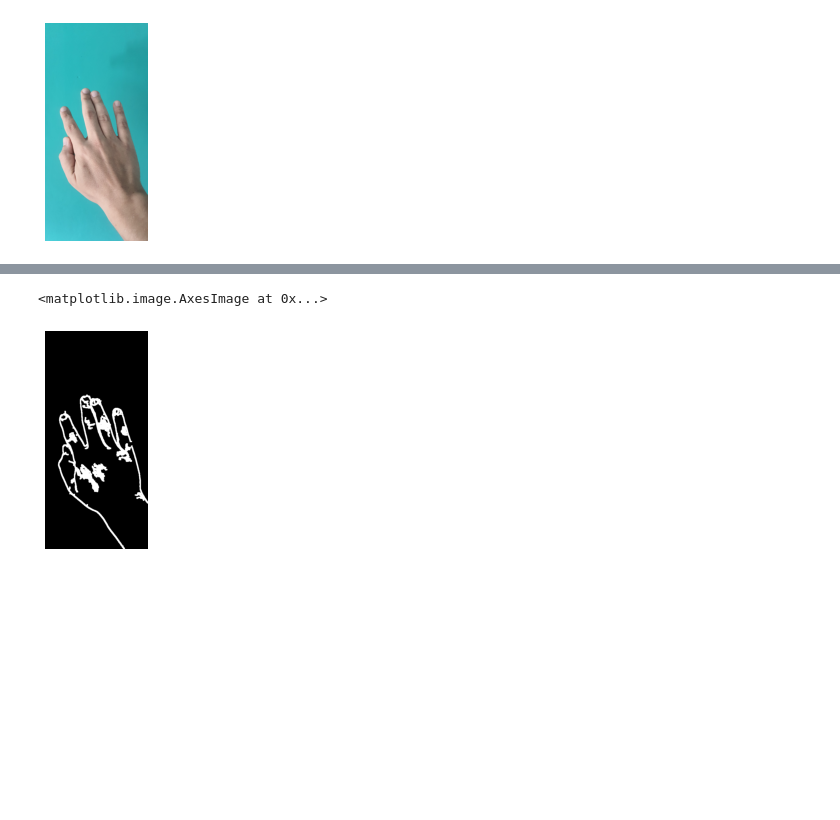
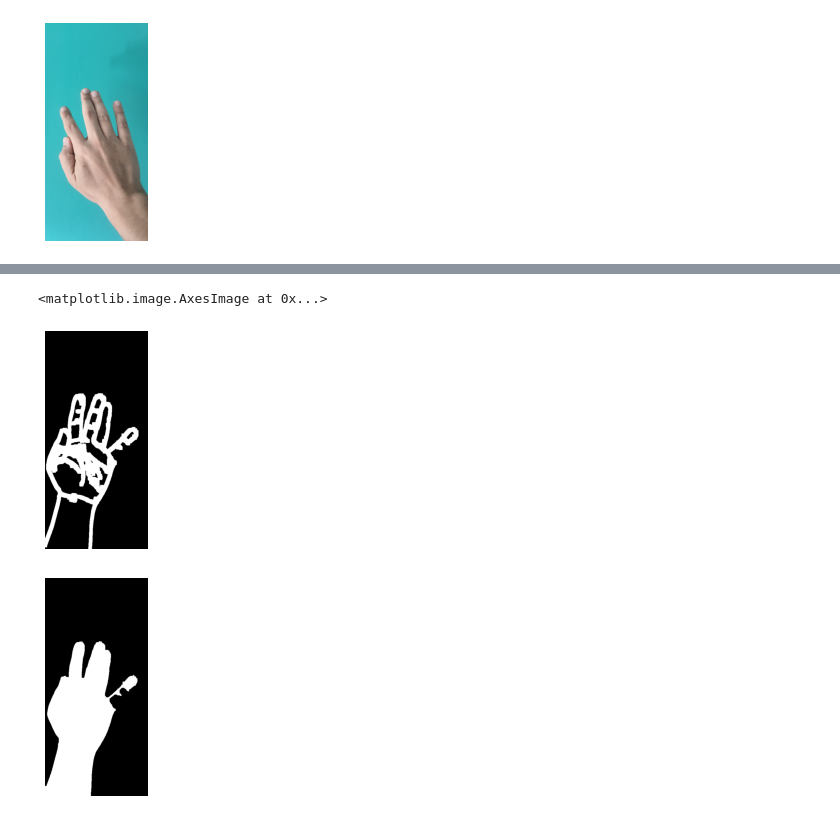
Before and after one commit to SerbC/04-ELECTRONICA-M-A1-S2-Tehnici-de-analiz-i-clasificare-automat-a-informa-iei-2020-, a Jupyter notebook: ImageSegmentation&more.ipynb, the cells around one changed output, grey strips where cells are left out. Drawn from its saved outputs; the diff is of its cells as text; code cells hidden in the pictures; blank space fills up the shorter version.

```diff
--- a/ImageSegmentation&more.ipynb
+++ b/ImageSegmentation&more.ipynb
@@ -155,10 +169,29 @@ plt.imshow(th1,cmap='gray')
 # %%
-image_gray = cv2.cvtColor(train_images_resized[0][0], cv2.COLOR_BGR2GRAY)
+import copy as copy
+
+image_gray = cv2.cvtColor(train_images_resized[0][2], cv2.COLOR_BGR2GRAY)
+
 filtered_image = cv2.Canny(image_gray, threshold1=10, threshold2=180)
 kernel = np.ones((5,5),np.uint8)
-filtered_image = cv2.dilate(filtered_image,kernel,iterations = 1)
+filtered_image = cv2.dilate(filtered_image,kernel,iterations = 3)
+filed = copy.copy(filtered_image)
+
+cv2.floodFill(filed,None, (0,0), 100)
+
+filed[filed!=100] = 0
+filed = cv2.dilate(filed,kernel,iterations = 2)
+
+filed = 255 - filed
+
+plt.figure()
 plt.axis("off")
 plt.imshow(filtered_image,cmap='gray')
+
+
+plt.figure()
+plt.axis("off")
+plt.imshow(filed,cmap='gray')
 # %% [output]
 <matplotlib.image.AxesImage at 0x...>
-[figure, old version]
+[figure, new version]
+[figure, added]
```
Also changed, not shown: parts of 6 cells of this notebook.
